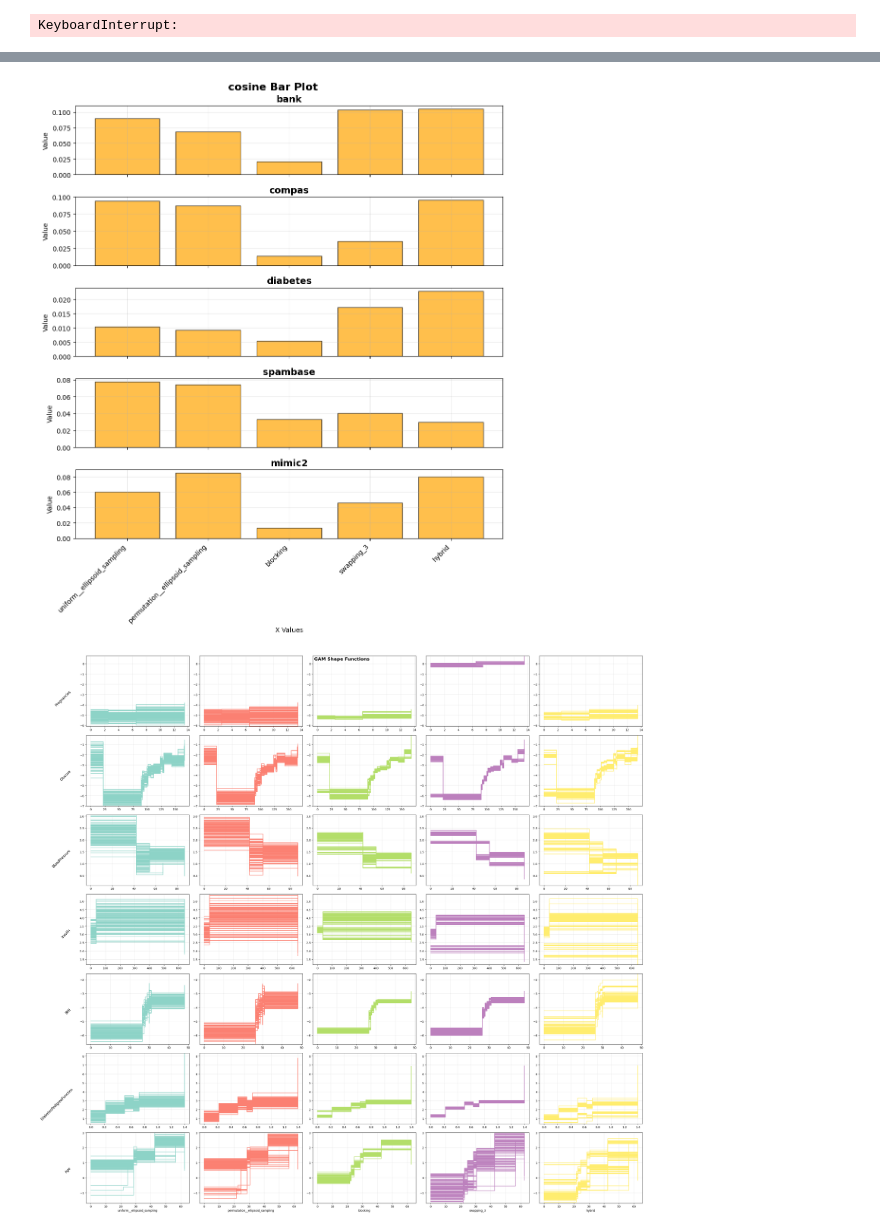
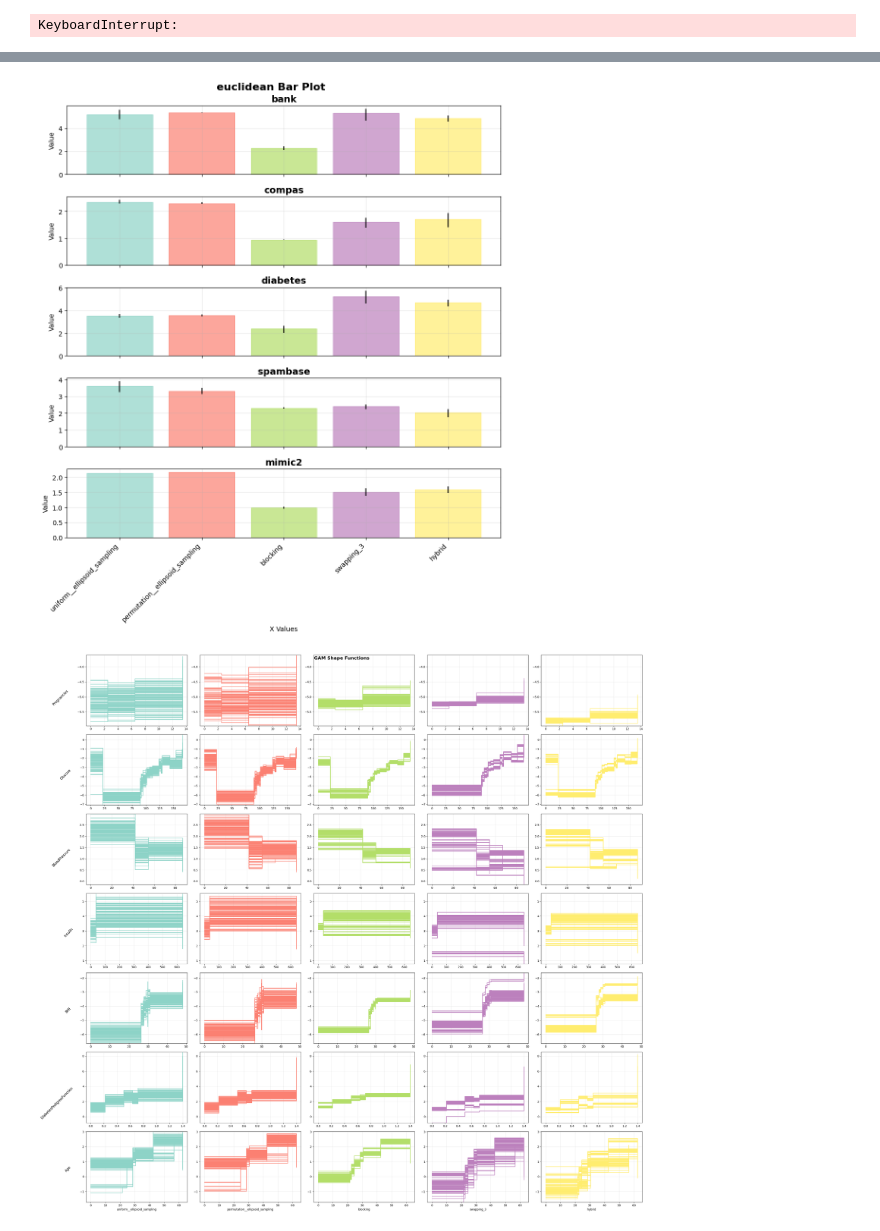
Before and after one commit to chrisli36/gam-rashoman-set, a Jupyter notebook: method_scripts/method_evaluation.ipynb, the cells around one changed output, grey strips where cells are left out. Cells and saved outputs as stored; diff of their text form; code cells hidden in the pictures.

```diff
--- a/method_scripts/method_evaluation.ipynb
+++ b/method_scripts/method_evaluation.ipynb
@@ -284,12 +285,13 @@ show_loss_distributions(all_datasets_results, "bank", "logistic")
 # %%
-_ = ['accuracy', 'logistic', 'hamming', 'iou', 'euclidean', 'cosine']
-show_bar_plot(all_datasets_results, "cosine", methods)
+_ = ['accuracy', 'logistic', 'hamming', 'iou', 'euclidean', 'cosine', 'predictive_diversities']
+show_bar_plot(all_datasets_results, 'euclidean', methods)
 # %% [output]
-[figure, old version]
+[figure, new version]
 # %%
+["bank", "compas", "diabetes", "spambase", "mimic2"]
 show_gam(all_datasets_results, 'diabetes')
 # %% [output]
-[figure, old version]
+[figure, new version]
 # %%
 show_variable_importance(all_datasets_results, 'bank')
 # %% [output]
```
Also changed, not shown: parts of 7 cells of this notebook, 5 other files.
